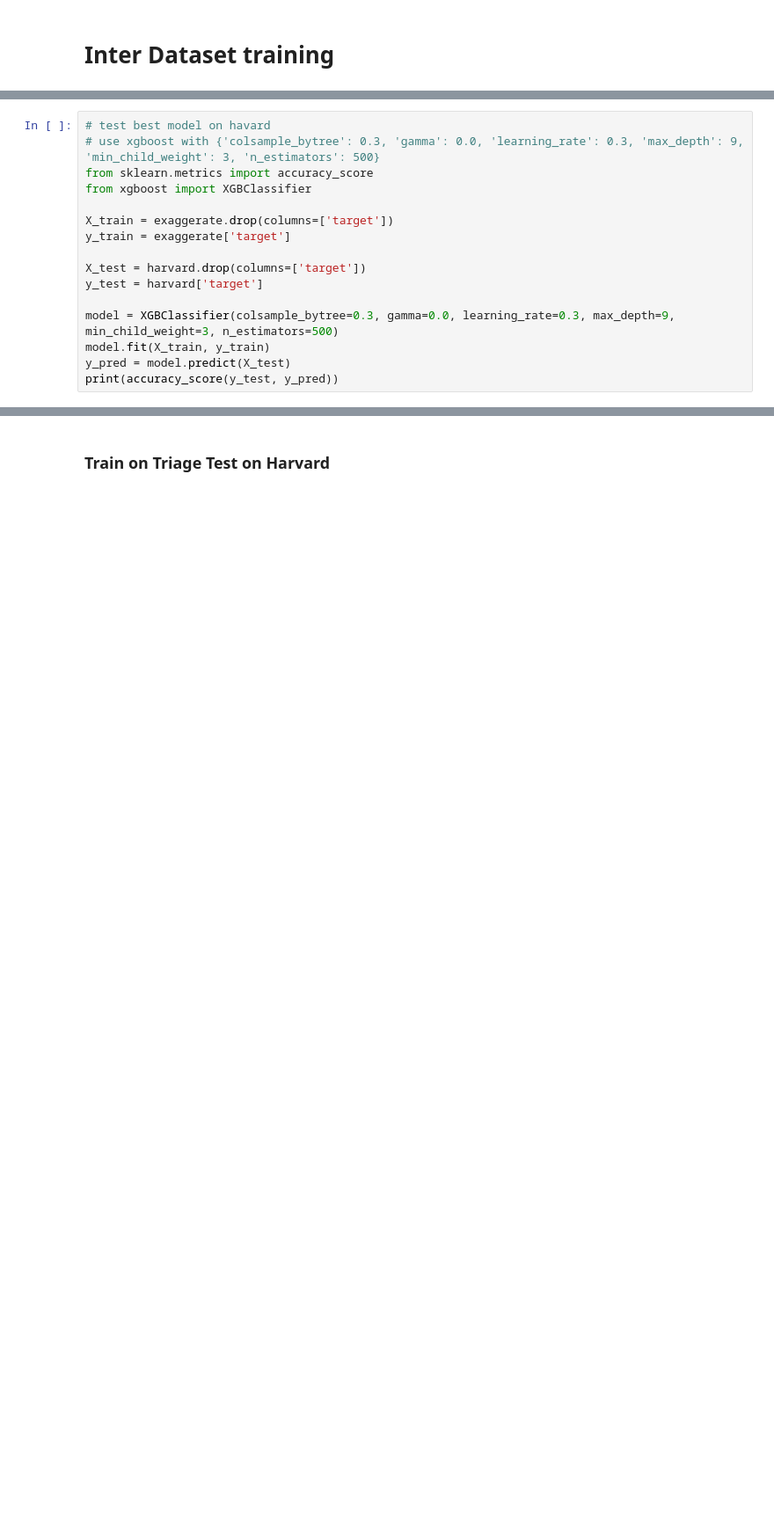
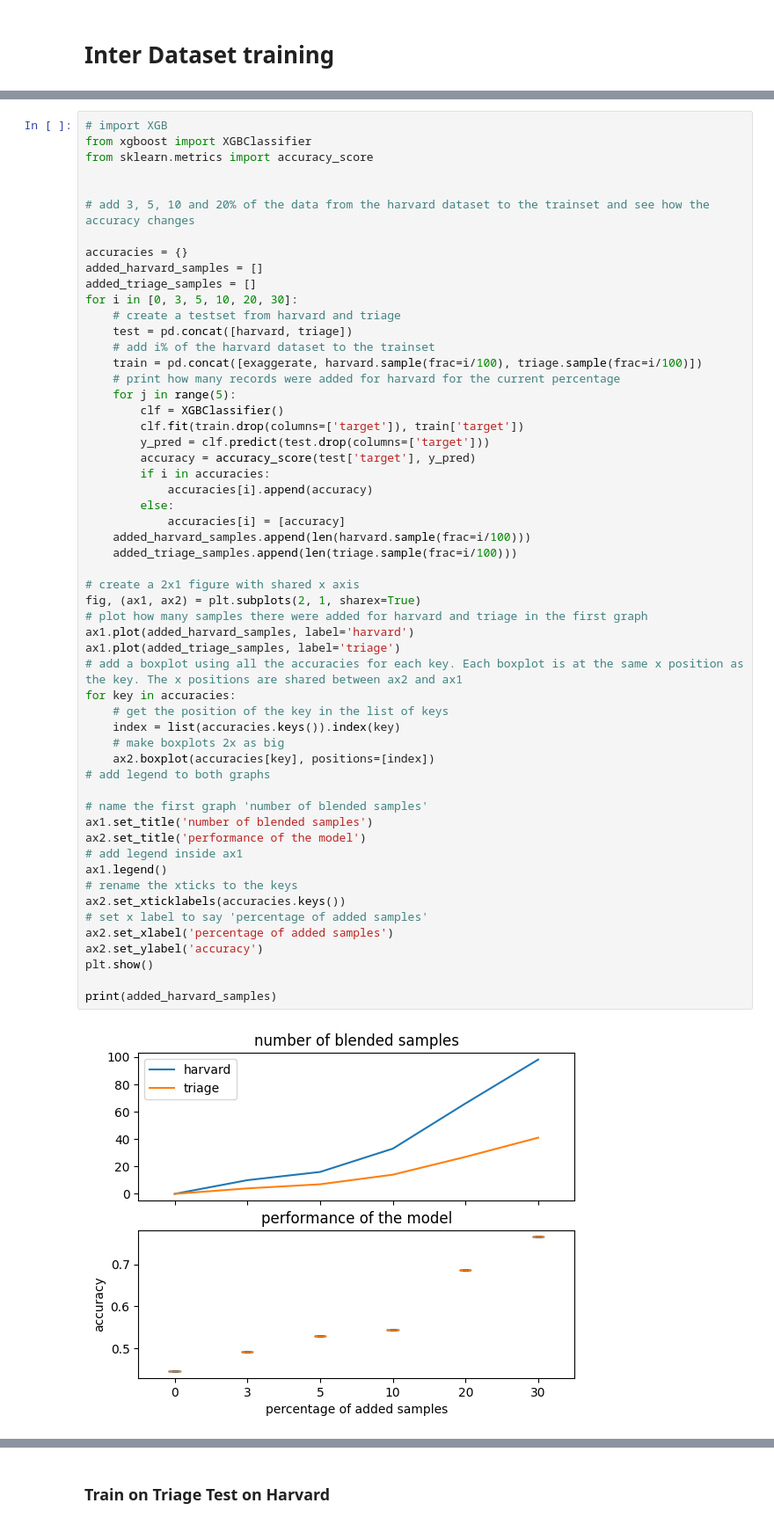
Before and after one commit to danielw-mt/copd_risk_score, a Jupyter notebook: exaggerate_harvard_triage.ipynb, the cells around one changed output, grey strips where cells are left out. Shown: that part at 88% size. Cells and saved outputs as stored; diff of their text form; blank space fills up the shorter version.

```diff
--- a/northwestern_harvard_triage.ipynb
+++ b/exaggerate_harvard_triage.ipynb
@@ -1426,16 +1423,0 @@ weighted avg       0.54      0.53      0.49      3372
-# %%
-# test best model on havard
-# use xgboost with {'colsample_bytree': 0.3, 'gamma': 0.0, 'learning_rate': 0.3, 'max_depth': 9, 'min_child_weight': 3, 'n_estimators': 500}
-from sklearn.metrics import accuracy_score
-from xgboost import XGBClassifier
-
-X_train = exaggerate.drop(columns=['target'])
-y_train = exaggerate['target']
-
-X_test = harvard.drop(columns=['target'])
-y_test = harvard['target']
-
-model = XGBClassifier(colsample_bytree=0.3, gamma=0.0, learning_rate=0.3, max_depth=9, min_child_weight=3, n_estimators=500)
-model.fit(X_train, y_train)
-y_pred = model.predict(X_test)
-print(accuracy_score(y_test, y_pred))
@@ -1443,0 +1426,57 @@ print(accuracy_score(y_test, y_pred))
+# %%
+# import XGB
+from xgboost import XGBClassifier
+from sklearn.metrics import accuracy_score
+
+
+# add 3, 5, 10 and 20% of the data from the harvard dataset to the trainset and see how the accuracy changes
+
+accuracies = {}
+added_harvard_samples = []
+added_triage_samples = []
+for i in [0, 3, 5, 10, 20, 30]:
+    # create a testset from harvard and triage
+    test = pd.concat([harvard, triage])
+    # add i% of the harvard dataset to the trainset
+    train = pd.concat([exaggerate, harvard.sample(frac=i/100), triage.sample(frac=i/100)])
+    # print how many records were added for harvard for the current percentage
+    for j in range(5):
+        clf = XGBClassifier()
+        clf.fit(train.drop(columns=['target']), train['target'])
+        y_pred = clf.predict(test.drop(columns=['target']))
+        accuracy = accuracy_score(test['target'], y_pred)
+        if i in accuracies:
+            accuracies[i].append(accuracy)
+        else:
+            accuracies[i] = [accuracy]
+    added_harvard_samples.append(len(harvard.sample(frac=i/100)))
+    added_triage_samples.append(len(triage.sample(frac=i/100)))
+
+# create a 2x1 figure with shared x axis
+fig, (ax1, ax2) = plt.subplots(2, 1, sharex=True)
+# plot how many samples there were added for harvard and triage in the first graph
+ax1.plot(added_harvard_samples, label='harvard')
+ax1.plot(added_triage_samples, label='triage')
+# add a boxplot using all the accuracies for each key. Each boxplot is at the same x position as the key. The x positions are shared between ax2 and ax1
+for key in accuracies:
+    # get the position of the key in the list of keys
+    index = list(accuracies.keys()).index(key)
+    # make boxplots 2x as big
+    ax2.boxplot(accuracies[key], positions=[index])
+# add legend to both graphs
+
+# name the first graph 'number of blended samples'
+ax1.set_title('number of blended samples')
+ax2.set_title('performance of the model')
+# add legend inside ax1
+ax1.legend()
+# rename the xticks to the keys
+ax2.set_xticklabels(accuracies.keys())
+# set x label to say 'percentage of added samples'
+ax2.set_xlabel('percentage of added samples')
+ax2.set_ylabel('accuracy')
+plt.show()
+
+print(added_harvard_samples)
+# %% [output]
+[figure, added]
```
Also changed, not shown: parts of 22 cells of this notebook, 38 other files.
